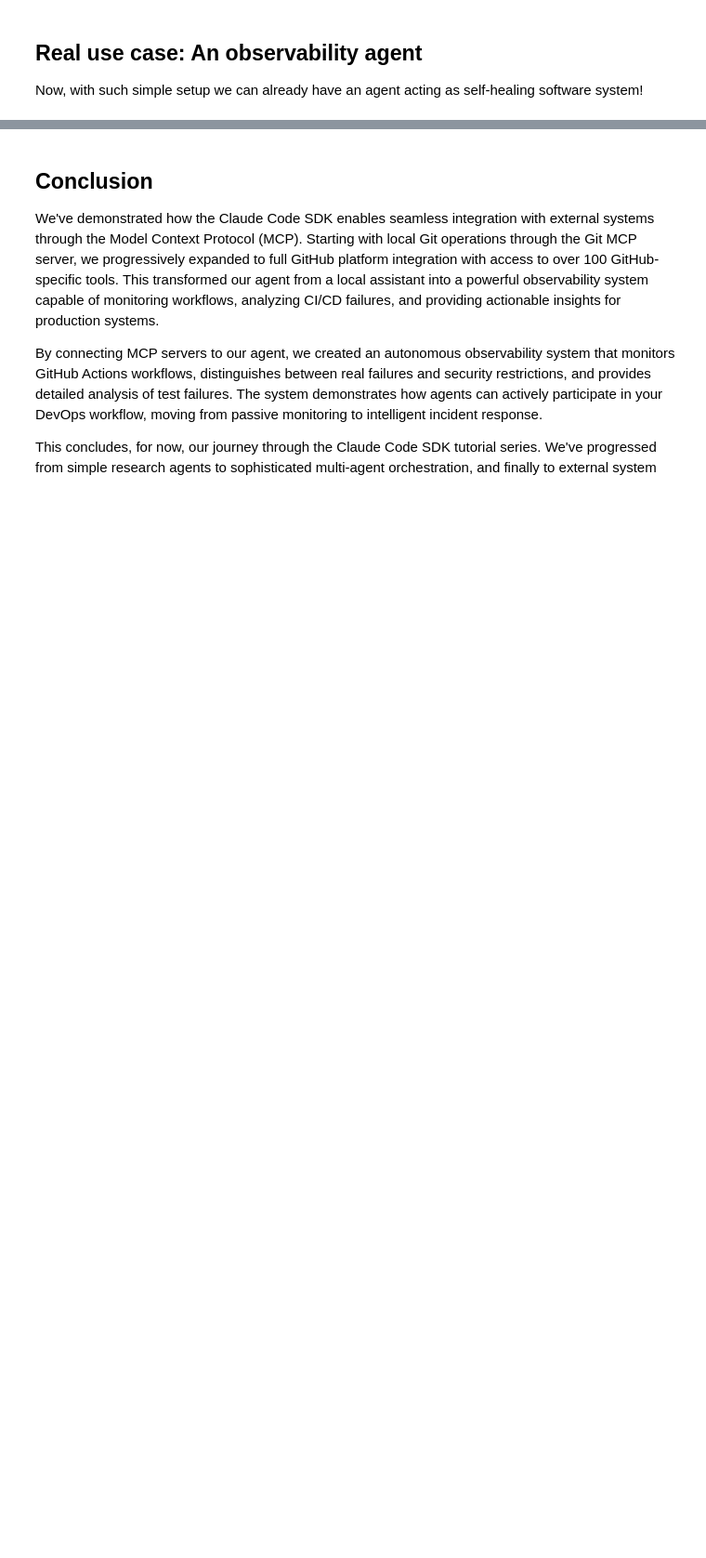
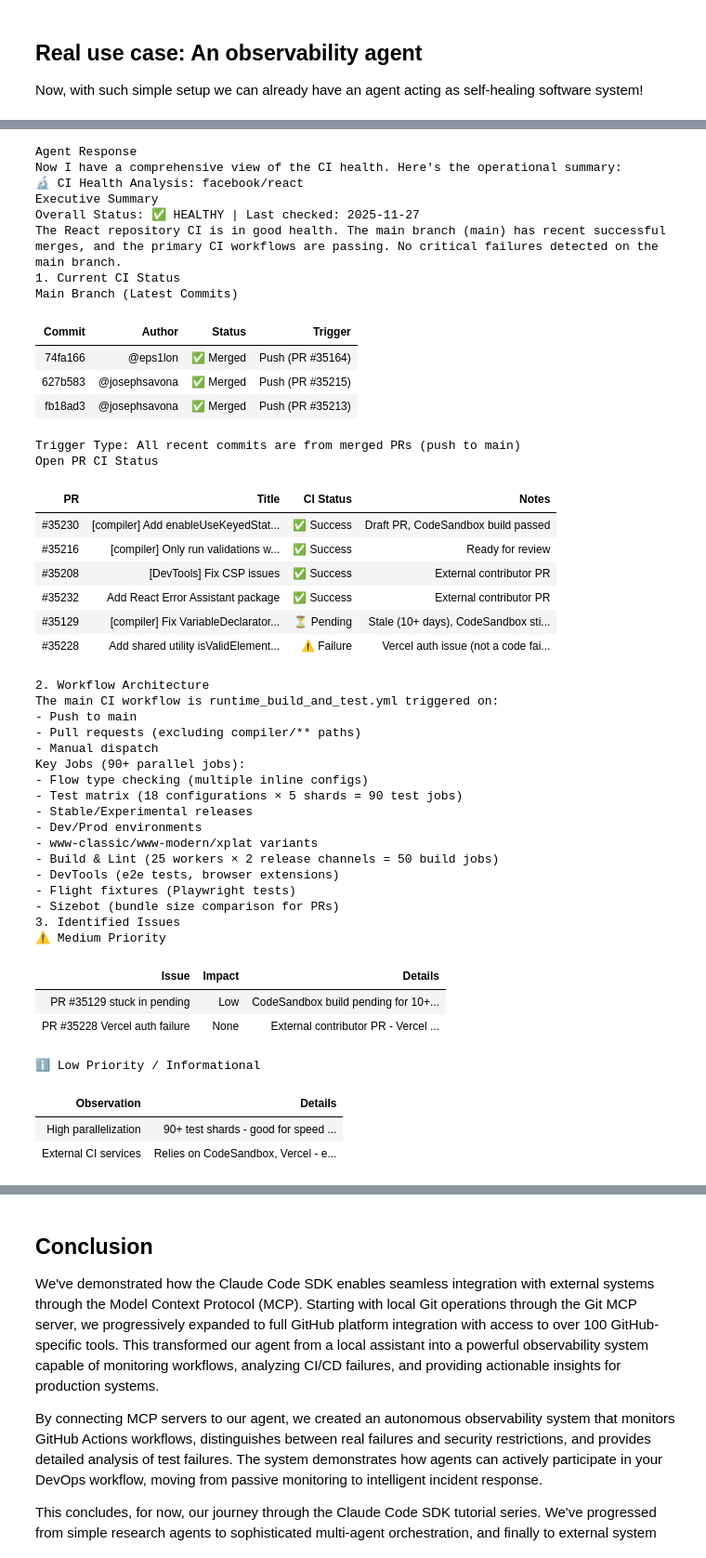
Before and after one commit to costiash/claude-cookbooks, a Jupyter notebook: claude_agent_sdk/02_The_observability_agent.ipynb, the cells around one changed output, grey strips where cells are left out. Shown at 93% size. Drawn from its saved outputs; the diff is of its cells as text; code cells hidden in the pictures; blank space fills up the shorter version.

```diff
--- a/claude_agent_sdk/02_The_observability_agent.ipynb
+++ b/claude_agent_sdk/02_The_observability_agent.ipynb
@@ -154,0 +352,49 @@ print(f"\nResult:\n{messages[-1].result}")
+# %%
+reset_activity_context()
+display_agent_response(messages)
+# %% [output]
+Agent Response
+Now I have a comprehensive view of the CI health. Here's the operational summary:
+🔬 CI Health Analysis: facebook/react
+Executive Summary
+Overall Status: ✅ HEALTHY | Last checked: 2025-11-27
+The React repository CI is in good health. The main branch (main) has recent successful merges, and the primary CI workflows are passing. No critical failures detected on the main branch.
+1. Current CI Status
+Main Branch (Latest Commits)
+| Commit | Author | Status | Trigger |
+| 74fa166 | @eps1lon | ✅ Merged | Push (PR #35164) |
+| 627b583 | @josephsavona | ✅ Merged | Push (PR #35215) |
+| fb18ad3 | @josephsavona | ✅ Merged | Push (PR #35213) |
+Trigger Type: All recent commits are from merged PRs (push to main)
+Open PR CI Status
+| PR | Title | CI Status | Notes |
+| #35230 | [compiler] Add enableUseKeyedStat... | ✅ Success | Draft PR, CodeSandbox build passed |
+| #35216 | [compiler] Only run validations w... | ✅ Success | Ready for review |
+| #35208 | [DevTools] Fix CSP issues | ✅ Success | External contributor PR |
+| #35232 | Add React Error Assistant package | ✅ Success | External contributor PR |
+| #35129 | [compiler] Fix VariableDeclarator... | ⏳ Pending | Stale (10+ days), CodeSandbox sti... |
+| #35228 | Add shared utility isValidElement... | ⚠️ Failure | Vercel auth issue (not a code fai... |
+2. Workflow Architecture
+The main CI workflow is runtime_build_and_test.yml triggered on:
+- Push to main
+- Pull requests (excluding compiler/** paths)
+- Manual dispatch
+Key Jobs (90+ parallel jobs):
+- Flow type checking (multiple inline configs)
+- Test matrix (18 configurations × 5 shards = 90 test jobs)
+- Stable/Experimental releases
+- Dev/Prod environments
+- www-classic/www-modern/xplat variants
+- Build & Lint (25 workers × 2 release channels = 50 build jobs)
+- DevTools (e2e tests, browser extensions)
+- Flight fixtures (Playwright tests)
+- Sizebot (bundle size comparison for PRs)
+3. Identified Issues
+⚠️ Medium Priority
+| Issue | Impact | Details |
+| PR #35129 stuck in pending | Low | CodeSandbox build pending for 10+... |
+| PR #35228 Vercel auth failure | None | External contributor PR - Vercel ... |
+ℹ️ Low Priority / Informational
+| Observation | Details |
+| High parallelization | 90+ test shards - good for speed ... |
+| External CI services | Relies on CodeSandbox, Vercel - e... |
```
Also changed, not shown: parts of 15 cells of this notebook, 11 other files.
